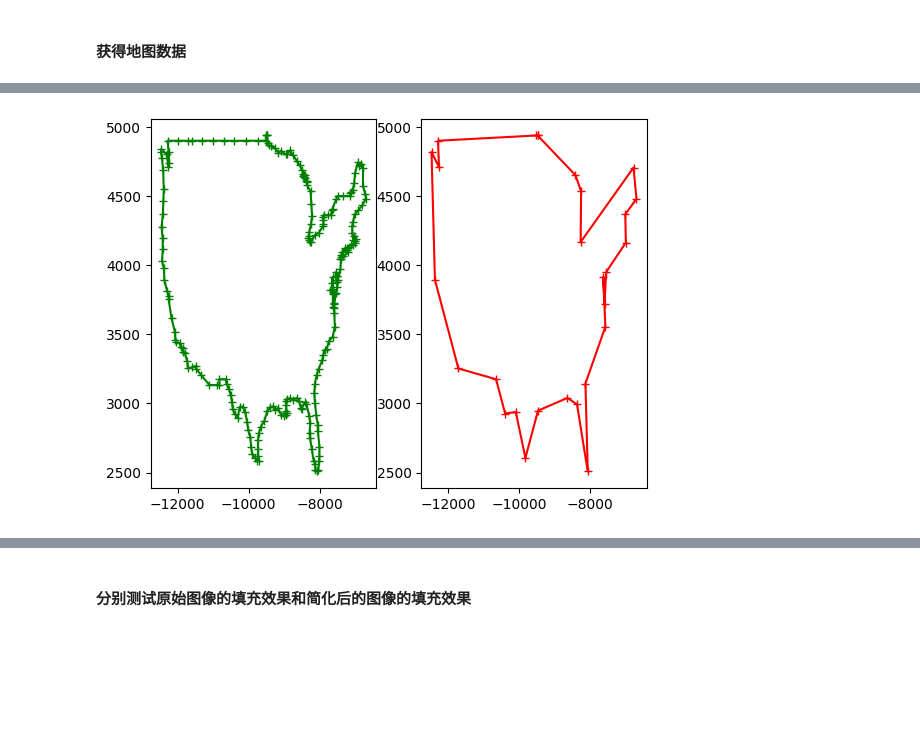
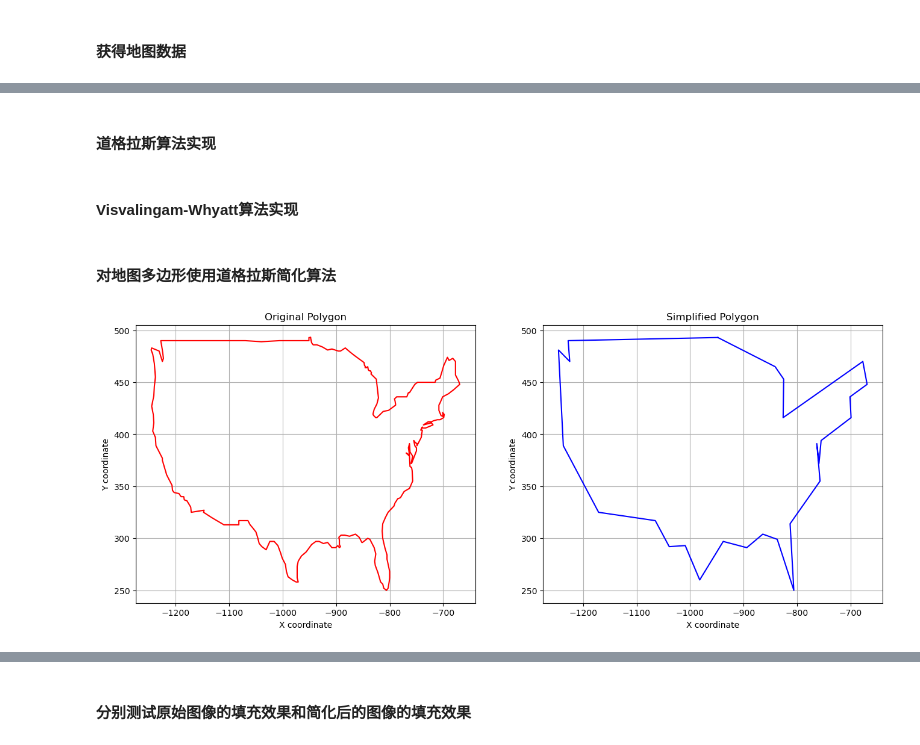
Before and after one commit to HandsomeSword/cv-homeword, a Jupyter notebook: test.ipynb, the cells around one changed output, grey strips where cells are left out. Saved outputs shown, nothing was run; the diff lists cells and outputs as text; code cells hidden in the pictures; blank space fills up the shorter version.

```diff
--- a/test.ipynb
+++ b/test.ipynb
@@ -144,0 +132,2 @@ map_int = [[int(value * 100) for value in sublist] for sublist in map]
+# %% [markdown]
+#### 道格拉斯算法实现
@@ -145,35 +215,70 @@ map_int = [[int(value * 100) for value in sublist] for sublist in map]
+# %% [markdown]
+#### Visvalingam-Whyatt算法实现
+# %%
+def visvalingam_whyatt(points, threshold):
+    def triangle_area(p1, p2, p3):
+        return abs((p1[0] * (p2[1] - p3[1]) + p2[0] * (p3[1] - p1[1]) + p3[0] * (p1[1] - p2[1])) / 2.0)
+
+    if len(points) < 3:
+        return points
+
+    simplified = [points[0], points[1]]
+
+    for i in range(2, len(points)):
+        area = triangle_area(simplified[-2], simplified[-1], points[i])
+        if area > threshold:
+            simplified.append(points[i])
+
+    simplified.append(points[-1])
+    return simplified
+
+def plot_polygon(ax, points, color='blue'):
+    x, y = zip(*points)
+    ax.plot(x, y, color=color)
+    ax.plot(x[0], y[0], color=color)
+# %% [markdown]
+#### 对地图多边形使用道格拉斯简化算法
 # %%
 
 d = Douglas()
-d.D = 100
+d.D = 10
 d.readPoint(map=map_int)
 
-
-fig1 = plt.figure()
-a3 = fig1.add_subplot(121)
+fig, (ax1, ax2) = plt.subplots(1, 2, figsize=(16, 6))
 dx = []
 dy = []
 for i in range(len(d.points)):
     dx.append(d.points[i].x)
     dy.append(d.points[i].y)
-a3.plot(dx, dy, color='g', linestyle='-', marker='+')
+# ax1.plot(dx, dy, color='g', linestyle='-', marker='+')
+points = [[x, y] for x, y in zip(dx, dy)]
+plot_polygon(ax1, points, color='red')
+ax1.set_title('Original Polygon')
+ax1.set_xlabel('X coordinate')
+ax1.set_ylabel('Y coordinate')
+ax1.grid(True)
 p1 = d.points[0]
 p2 = d.points[-2]
 d.compress(p1, p2)
 
 # 抽稀之后绘制
 dx1 = []
 dy1 = []
-a4 = fig1.add_subplot(122)
 for p in d.points:
     dx1.append(p.x)
     dy1.append(p.y)
-a4.plot(dx1, dy1, color='r', linestyle='-', marker='+')
+# ax2.plot(dx1, dy1, color='r', linestyle='-', marker='+')
+simplified_points = [[x, y] for x, y in zip(dx1, dy1)]
+plot_polygon(ax2, simplified_points, color='blue')
+ax2.set_title('Simplified Polygon')
+ax2.set_xlabel('X coordinate')
+ax2.set_ylabel('Y coordinate')
+ax2.grid(True)
 
 
 plt.show()
 # %% [output]
-[figure, old version]
+[figure, new version]
 # %%
 print(f"原来的边数:{len(dx) - 1}\n简化后的边数:{len(dx1) - 1}")
 # %% [output]
```
Also changed, not shown: parts of 35 cells of this notebook, 1 other file.
